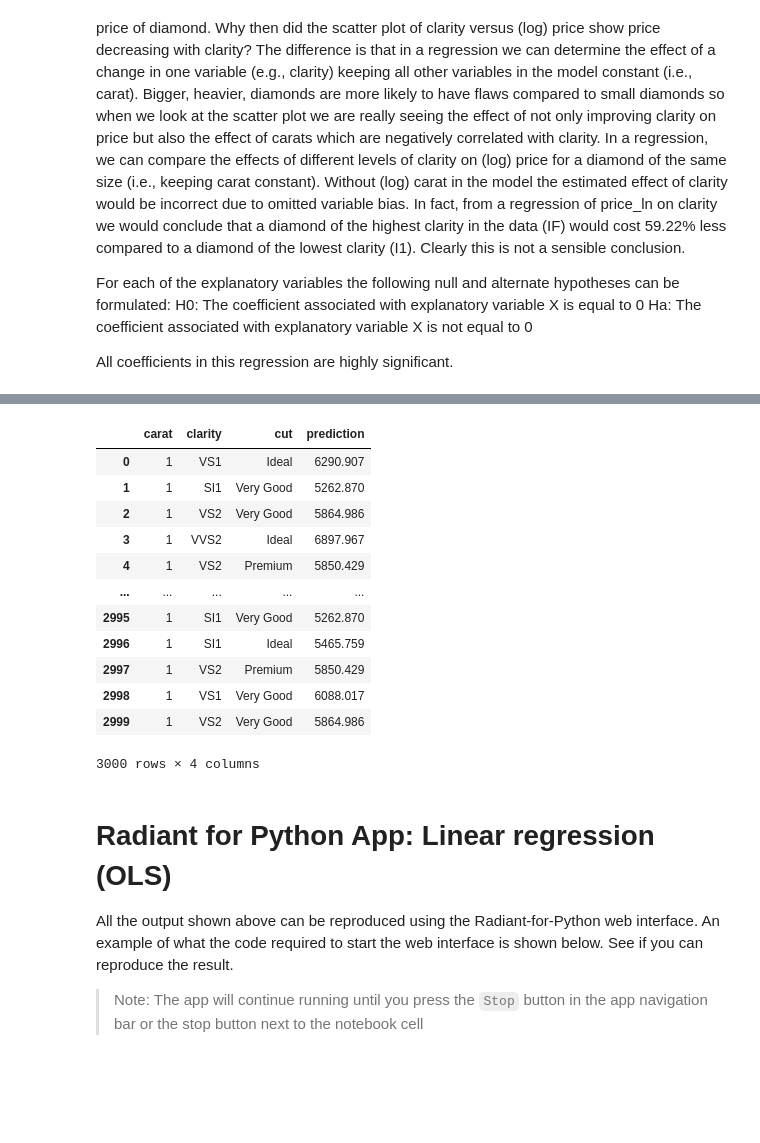
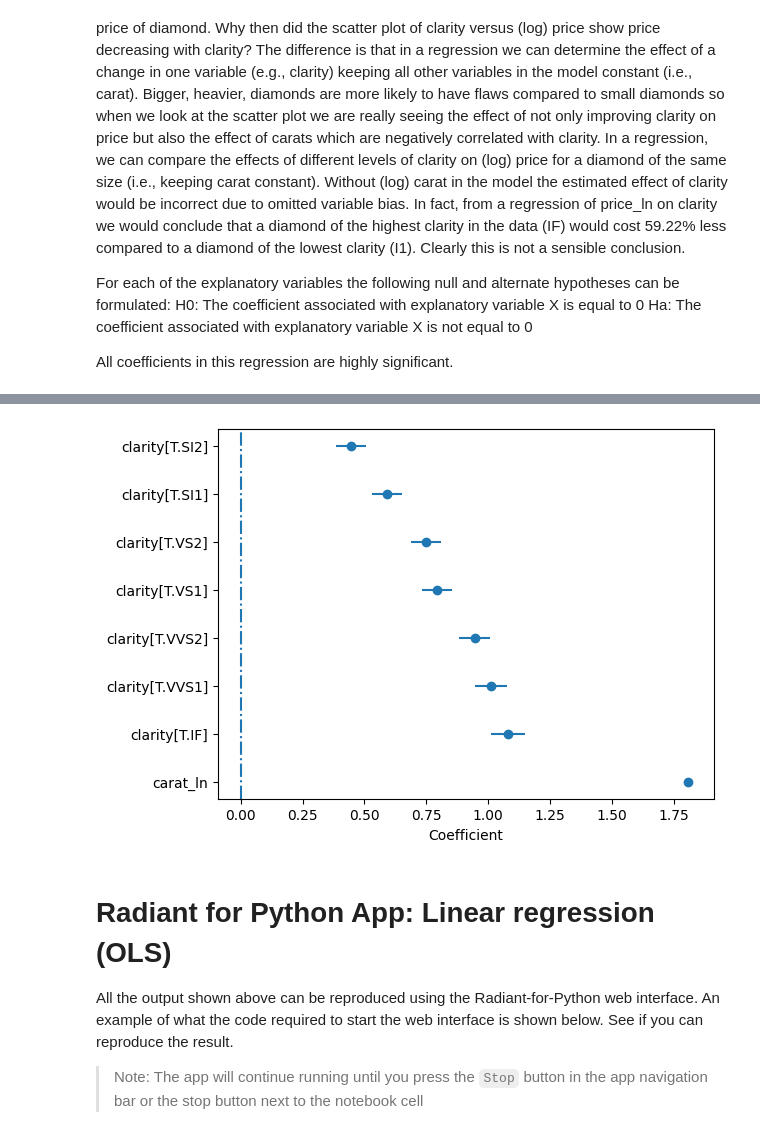
Before and after one commit to vnijs/pyrsm, a Jupyter notebook: examples/model/model-linear-regression.ipynb, the cells around one changed output, grey strips where cells are left out. Saved outputs shown, nothing was run; the diff lists cells and outputs as text; code cells hidden in the pictures; blank space fills up the shorter version.

```diff
--- a/examples/model/model-linear-regression.ipynb
+++ b/examples/model/model-linear-regression.ipynb
@@ -488,19 +481,7 @@ reg.predict(ci=True, conf=0.05).round(3)
-# %%
-reg.predict(data=diamonds.assign(carat=1)).round(3)
-# %% [output]
-|  | carat | clarity | cut | prediction |
-| 0 | 1 | VS1 | Ideal | 6290.907 |
-| 1 | 1 | SI1 | Very Good | 5262.870 |
-| 2 | 1 | VS2 | Very Good | 5864.986 |
-| 3 | 1 | VVS2 | Ideal | 6897.967 |
-| 4 | 1 | VS2 | Premium | 5850.429 |
-| ... | ... | ... | ... | ... |
-| 2995 | 1 | SI1 | Very Good | 5262.870 |
-| 2996 | 1 | SI1 | Ideal | 5465.759 |
-| 2997 | 1 | VS2 | Premium | 5850.429 |
-| 2998 | 1 | VS1 | Very Good | 6088.017 |
-| 2999 | 1 | VS2 | Very Good | 5864.986 |
-3000 rows × 4 columns
+# %%
+reg.plot("coef")
+# %% [output]
+[figure, added]
 # %% [markdown]
 # Radiant for Python App: Linear regression (OLS)
 
```
Also changed, not shown: parts of 21 cells of this notebook, 55 other files.
